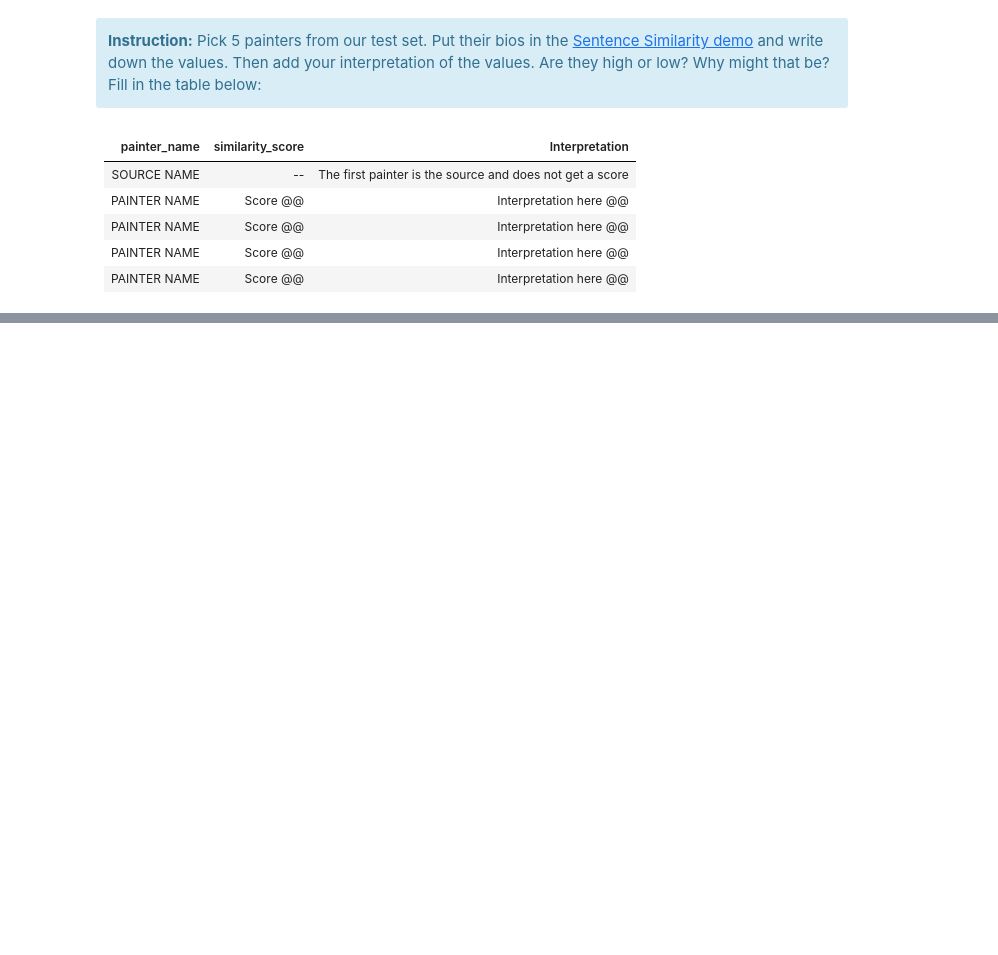
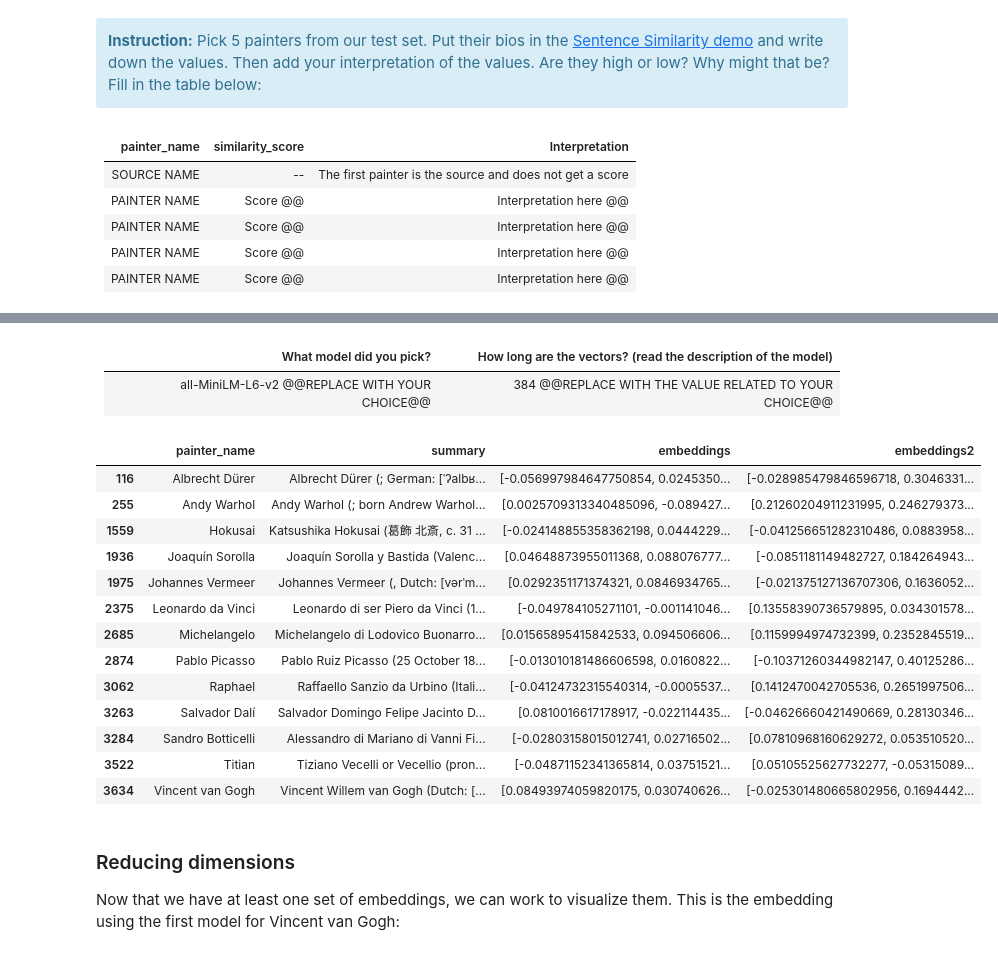
Before and after one commit to lennymd/painter-semantic-distance, a Jupyter notebook: A4_painter_semantic_distance.ipynb, the cells around one changed output, grey strips where cells are left out. Saved outputs shown, nothing was run; the diff lists cells and outputs as text; code cells hidden in the pictures; blank space fills up the shorter version.

```diff
--- a/A4_painter_semantic_distance.ipynb
+++ b/A4_painter_semantic_distance.ipynb
@@ -195,4 +282,10 @@ The first step to being able to cluster and visualize the painters is to compute
 # %%
 from sentence_transformers import SentenceTransformer
 
+# Load the pre-trained model
 model = SentenceTransformer("all-MiniLM-L6-v2")
+
+select_painter_bios["embeddings"] = select_painter_bios["summary"].apply(
+    lambda x: model.encode(x).tolist()
+)
+select_painter_bios
@@ -198,0 +321,39 @@ model = SentenceTransformer("all-MiniLM-L6-v2")
+# %% [markdown]
+| What model did you pick? | How long are the vectors? (read the description of the model) |
+|--------------------------|---------------------------------------------------------------|
+| all-MiniLM-L6-v2 @@REPLACE WITH YOUR CHOICE@@ | 384 @@REPLACE WITH THE VALUE RELATED TO YOUR CHOICE@@ |
+# %%
+# YOUR CODE HERE
+# raise NotImplementedError()
+
+# Load the pre-trained model
+model = SentenceTransformer(
+    "sentence-transformers/distilbert-multilingual-nli-stsb-quora-ranking"
+)
+
+select_painter_bios["embeddings2"] = select_painter_bios["summary"].apply(
+    lambda x: model.encode(x).tolist()
+)
+
+select_painter_bios.to_csv("data/select_painter_embeddings2.csv", index=False)
+
+select_painter_bios
+# %% [output]
+|  | painter_name | summary | embeddings | embeddings2 |
+| 116 | Albrecht Dürer | Albrecht Dürer (; German: [ˈʔalbʁ... | [-0.056997984647750854, 0.0245350... | [-0.028985479846596718, 0.3046331... |
+| 255 | Andy Warhol | Andy Warhol (; born Andrew Warhol... | [0.0025709313340485096, -0.089427... | [0.21260204911231995, 0.246279373... |
+| 1559 | Hokusai | Katsushika Hokusai (葛飾 北斎, c. 31 ... | [-0.024148855358362198, 0.0444229... | [-0.041256651282310486, 0.0883958... |
+| 1936 | Joaquín Sorolla | Joaquín Sorolla y Bastida (Valenc... | [0.04648873955011368, 0.088076777... | [-0.0851181149482727, 0.184264943... |
+| 1975 | Johannes Vermeer | Johannes Vermeer (, Dutch: [vərˈm... | [0.0292351171374321, 0.0846934765... | [-0.021375127136707306, 0.1636052... |
+| 2375 | Leonardo da Vinci | Leonardo di ser Piero da Vinci (1... | [-0.049784105271101, -0.001141046... | [0.13558390736579895, 0.034301578... |
+| 2685 | Michelangelo | Michelangelo di Lodovico Buonarro... | [0.01565895415842533, 0.094506606... | [0.1159994974732399, 0.2352845519... |
+| 2874 | Pablo Picasso | Pablo Ruiz Picasso (25 October 18... | [-0.013010181486606598, 0.0160822... | [-0.10371260344982147, 0.40125286... |
+| 3062 | Raphael | Raffaello Sanzio da Urbino (Itali... | [-0.04124732315540314, -0.0005537... | [0.1412470042705536, 0.2651997506... |
+| 3263 | Salvador Dalí | Salvador Domingo Felipe Jacinto D... | [0.0810016617178917, -0.022114435... | [-0.04626660421490669, 0.28130346... |
+| 3284 | Sandro Botticelli | Alessandro di Mariano di Vanni Fi... | [-0.02803158015012741, 0.02716502... | [0.07810968160629272, 0.053510520... |
+| 3522 | Titian | Tiziano Vecelli or Vecellio (pron... | [-0.04871152341365814, 0.03751521... | [0.05105525627732277, -0.05315089... |
+| 3634 | Vincent van Gogh | Vincent Willem van Gogh (Dutch: [... | [0.08493974059820175, 0.030740626... | [-0.025301480665802956, 0.1694442... |
+# %% [markdown]
+### Reducing dimensions
+
+Now that we have at least one set of embeddings, we can work to visualize them. This is the embedding using the first model for Vincent van Gogh:
```
Also changed, not shown: parts of 29 cells of this notebook, 2 other files.
